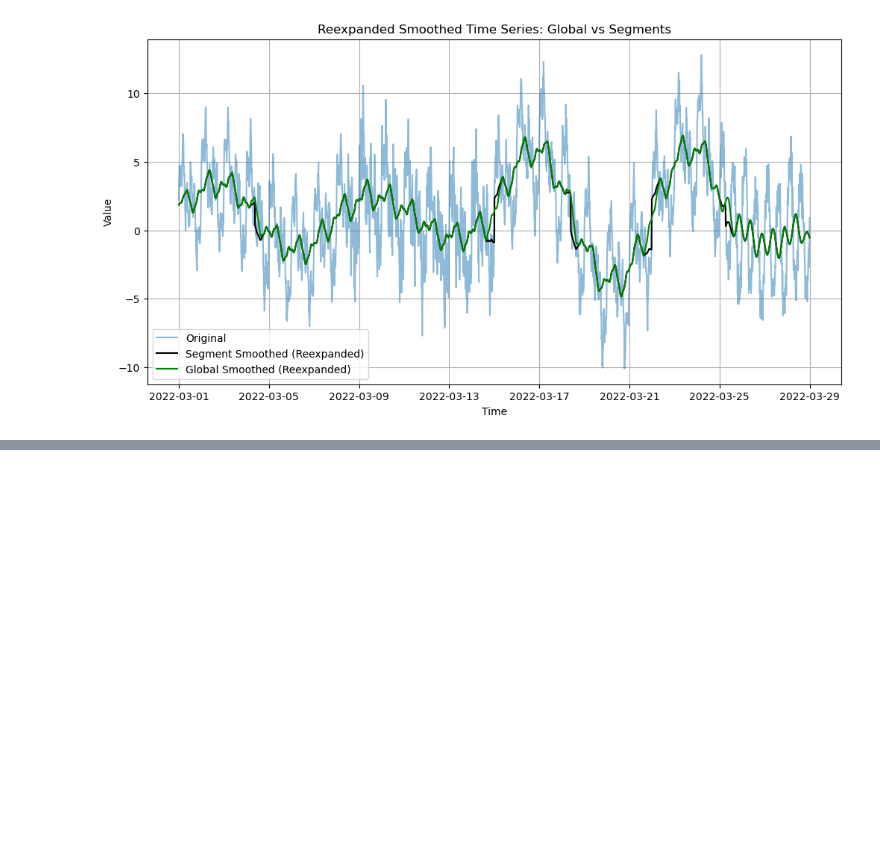
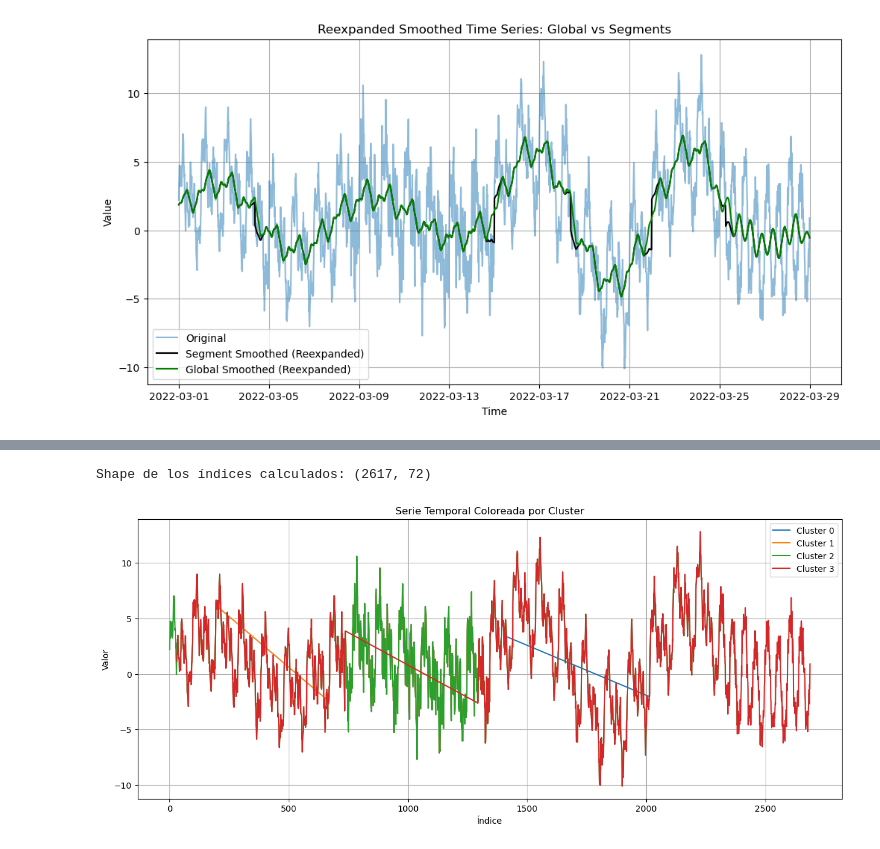
Before and after one commit to vrodriguezf/deepvats, a Jupyter notebook: nbs_pipeline/_EDA.ipynb, the cells around one changed output, grey strips where cells are left out. Cells and saved outputs as stored; diff of their text form; code cells hidden in the pictures; blank space fills up the shorter version.

```diff
--- a/nbs_pipeline/_EDA.ipynb
+++ b/nbs_pipeline/_EDA.ipynb
@@ -774,0 +963,5 @@ df.head()
+# %%
+plot_time_series_clusters(df['Seasonal time series w/ noise'], clusters_smoothed_labels, enc_run.config['stride'], enc_run.config['w'])
+# %% [output]
+Shape de los índices calculados: (2617, 72)
+[figure, added]
```
Also changed, not shown: parts of 53 cells of this notebook, 31 other files.
